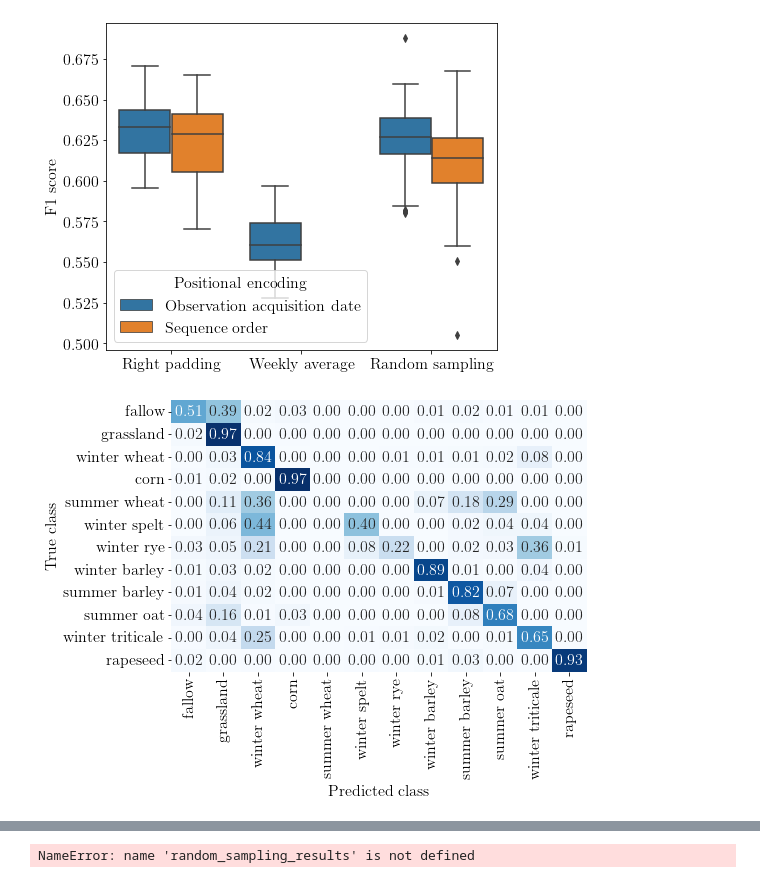
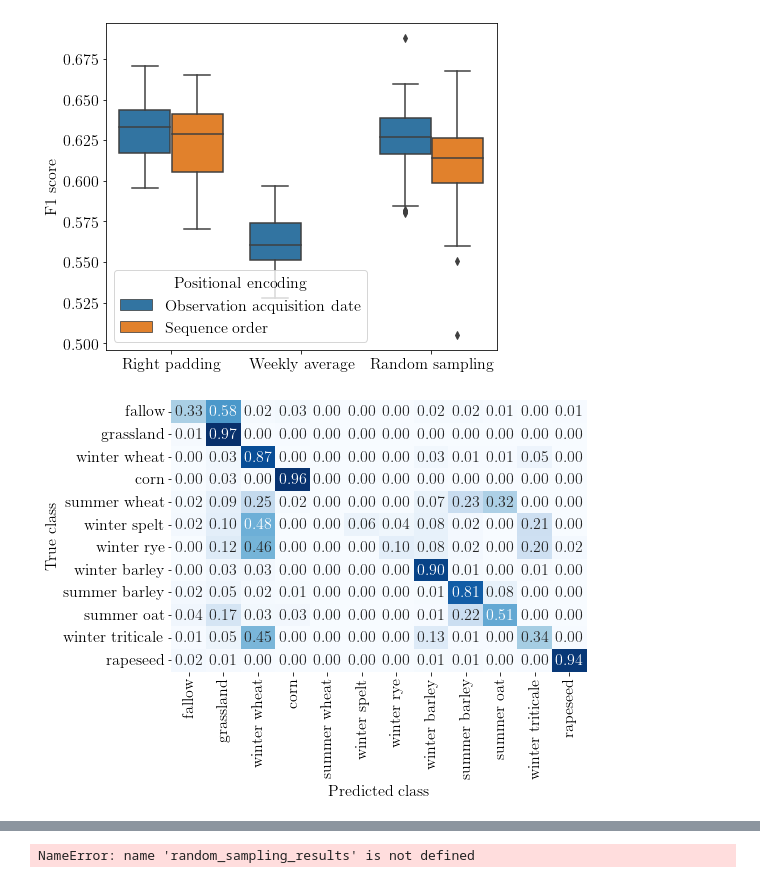
Before and after one commit to IvicaObadic/crop-type-classification-explainability, a Jupyter notebook: notebooks/results_analyzer.ipynb, the cells around one changed output, grey strips where cells are left out. Cells and saved outputs as stored; diff of their text form; code cells hidden in the pictures.

```diff
--- a/notebooks/results_analyzer.ipynb
+++ b/notebooks/results_analyzer.ipynb
@@ -27,7 +27,7 @@ plt.rcParams.update({
 figure_results_path = "C:/Users/Ivica Obadic/paper_plots/appendix"
 
 NUM_CLASSES = 12
-RESULTS_BASE_DIR = "C:/Users/results/{}_classes/original_sequences".format(NUM_CLASSES)
+RESULTS_BASE_DIR = "C:/Users/results/crop-type-classification-explainability/{}_classes/".format(NUM_CLASSES)
 
 def read_classification_results(classification_results_dir):
     classification_results_path = os.path.join(classification_results_dir, "predictions", "classification_metrics.csv")
@@ -249,20 +249,20 @@ The PostScript backend does not support transparency; partially transparent arti
 [figure]
 # %%
 #confusion matrix analysis
-best_model_cm_path = os.path.join(RESULTS_BASE_DIR, "right_padding", "0.1_frac_of_dates", "obs_aq_date", "layers=1,heads=1,emb_dim=128", "predictions", "confusion_matrix.csv")
+best_model_cm_path = os.path.join(RESULTS_BASE_DIR, "with_spectral_diff_as_input", "right_padding", "obs_aq_date", "layers=1,heads=1,emb_dim=128", "all_dates","1651504970", "predictions", "confusion_matrix.csv")
 cm = pd.read_csv(best_model_cm_path)
 cm["True class"] = list(cm.columns)
 cm.set_index("True class", inplace=True)
 cmn = cm.astype('float') / cm.sum(axis=1)[:, np.newaxis]
 
 fig, axs = plt.subplots(ncols=1, figsize=(8, 6))
 
 cm_plot = sns.heatmap(cmn, annot=True, cmap="Blues", cbar=None, fmt='.2f')
 cm_plot.set_xlabel("Predicted class")
 fig.tight_layout()
 #plt.savefig(os.path.join(figure_results_path, 'conf_matr_occluded_winter_crops.eps'), dpi=400)
 # %% [output]
-[figure, old version]
+[figure, new version]
 # %%
 fig, axs = plt.subplots(ncols=1, figsize=(6, 6))
 class_frequency = pd.DataFrame(cm.sum(axis=1))
```
Also changed, not shown: 5 other files.
